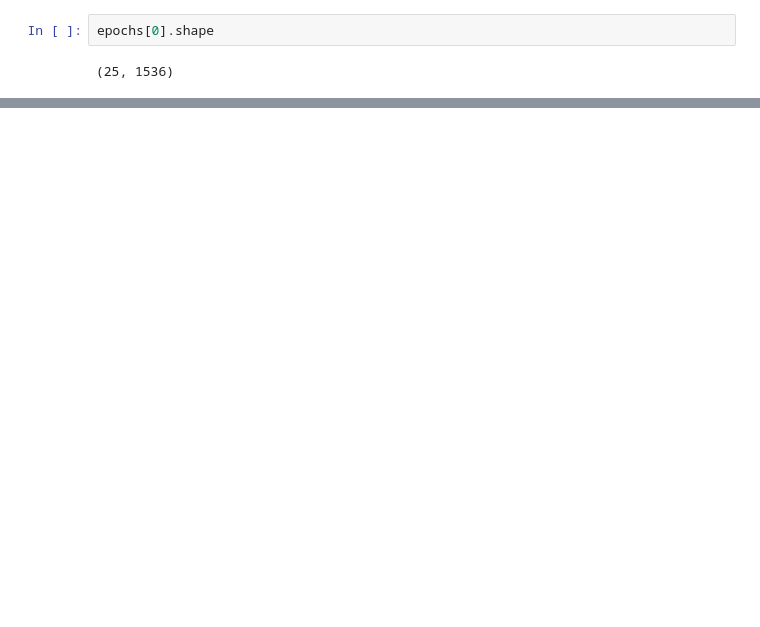
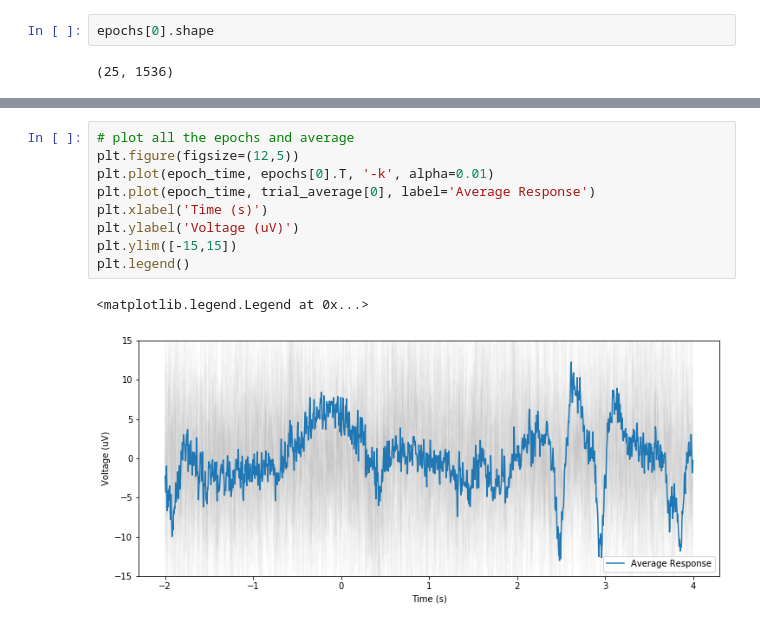
Before and after one commit to TamuzHod/Neural-_signal_processing_final_project, a Jupyter notebook: ProcessEEG.ipynb, the cells around one changed output, grey strips where cells are left out. Saved outputs shown, nothing was run; the diff lists cells and outputs as text; blank space fills up the shorter version.

```diff
--- a/ProcessEEG.ipynb
+++ b/ProcessEEG.ipynb
@@ -245,0 +247,12 @@ plt.xlabel('time (s)'); plt.ylabel('Voltage (v)');
+# %%
+# plot all the epochs and average
+plt.figure(figsize=(12,5))
+plt.plot(epoch_time, epochs[0].T, '-k', alpha=0.01)
+plt.plot(epoch_time, trial_average[0], label='Average Response')
+plt.xlabel('Time (s)')
+plt.ylabel('Voltage (uV)')
+plt.ylim([-15,15])
+plt.legend()
+# %% [output]
+<matplotlib.legend.Legend at 0x...>
+[figure, added]
```
Also changed, not shown: parts of 5 cells of this notebook.
